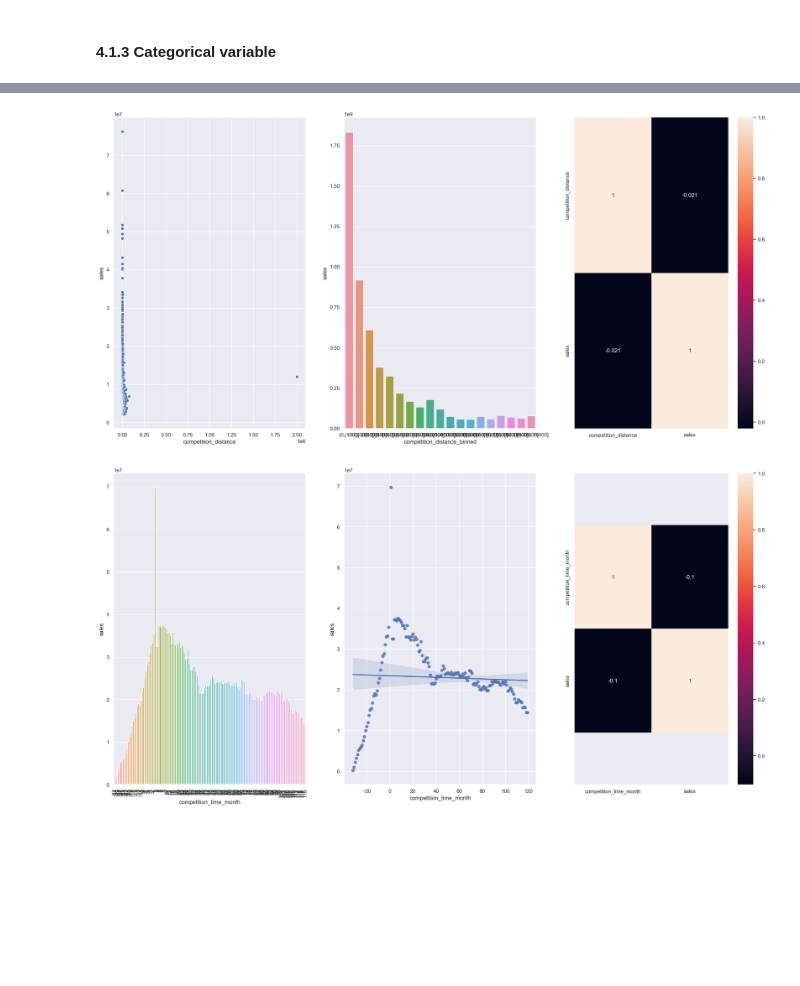
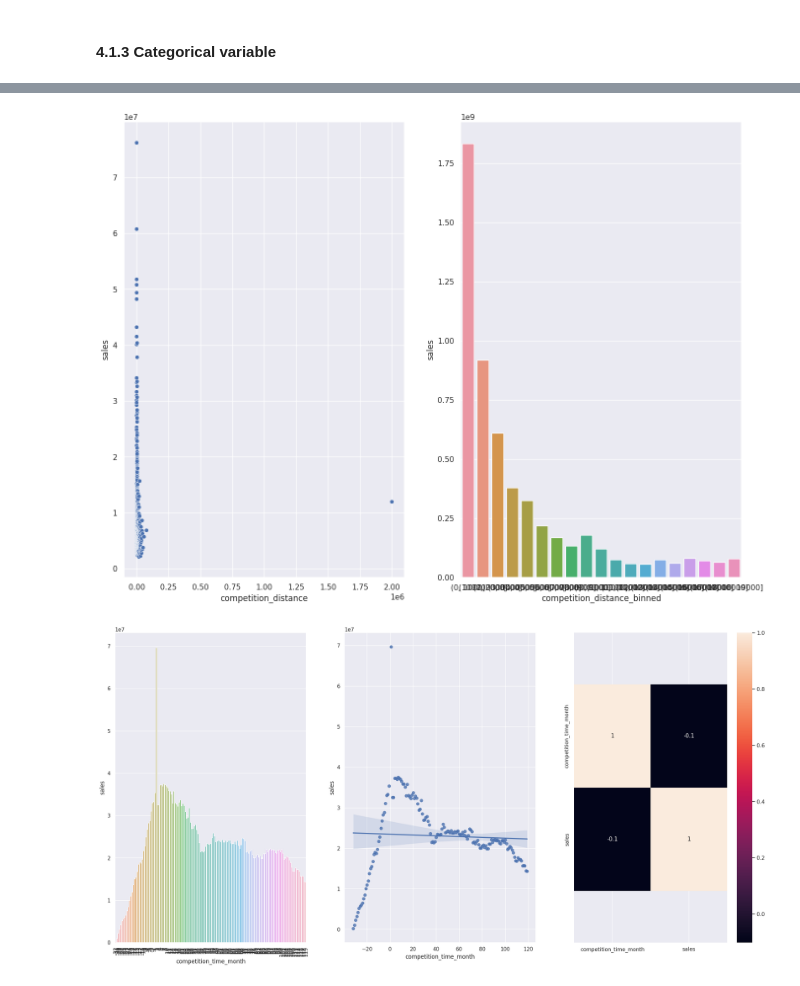
Before and after one commit to segovia-cmp/rosmann_project, a Jupyter notebook: notebooks/store_salar_prediction.ipynb, the cells around one changed output, grey strips where cells are left out. Drawn from its saved outputs; the diff is of its cells as text; code cells hidden in the pictures; blank space fills up the shorter version.

```diff
--- a/notebooks/store_salar_prediction.ipynb
+++ b/notebooks/store_salar_prediction.ipynb
@@ -232,7 +249,7 @@ df2['month'] = df2['date'].dt.month
 df2['day'] = df2['date'].dt.day
 
 #week of year
-df2['week_of_year'] = df2['date'].dt.weekofyear
+df2['week_of_year'] = df2['date'].dt.day_name()
 
 #year week
 df2['year_week'] = df2['date'].dt.strftime('%Y-%W')
@@ -378,22 +396,22 @@ aux3.pivot(index='year_week', columns= 'assortment', values= 'sales').plot()
 # %%
 aux1 = df4[['competition_distance', 'sales']].groupby('competition_distance').sum().reset_index()
 
 
 plt.subplot(1,3,1)
 sns.scatterplot(x='competition_distance', y='sales', data=aux1);
 
 plt.subplot(1,3,2)
 bins = list(np.arange(0, 20000, 1000))
 
 aux1['competition_distance_binned'] = pd.cut(aux1['competition_distance'], bins=bins)
 aux2 = aux1[['competition_distance_binned', 'sales']].groupby('competition_distance_binned').sum().reset_index()
 
 sns.barplot(x='competition_distance_binned', y='sales', data=aux2);
 
-plt.subplot(1,3,3)
-sns.heatmap(aux1.corr(method='pearson'), annot=True);
+# plt.subplot(1,3,3)
+# sns.heatmap(aux1.corr(method='pearson'), annot=True);
 # %% [output]
-[figure, old version]
+[figure, new version]
 # %%
 
 plt.subplot(1,3,1)
```
Also changed, not shown: parts of 15 cells of this notebook, 1 other file.
